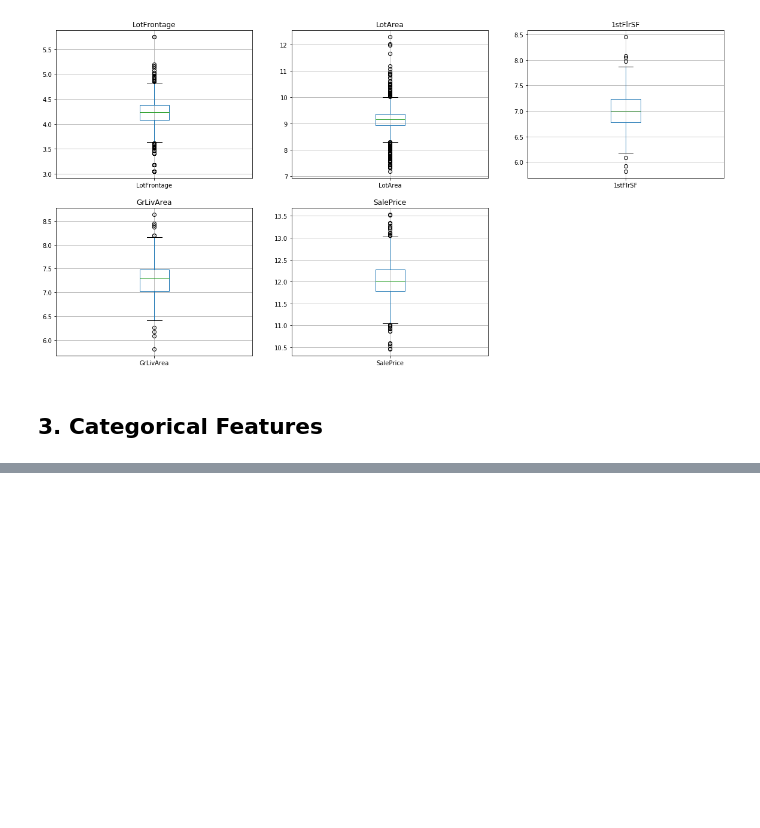
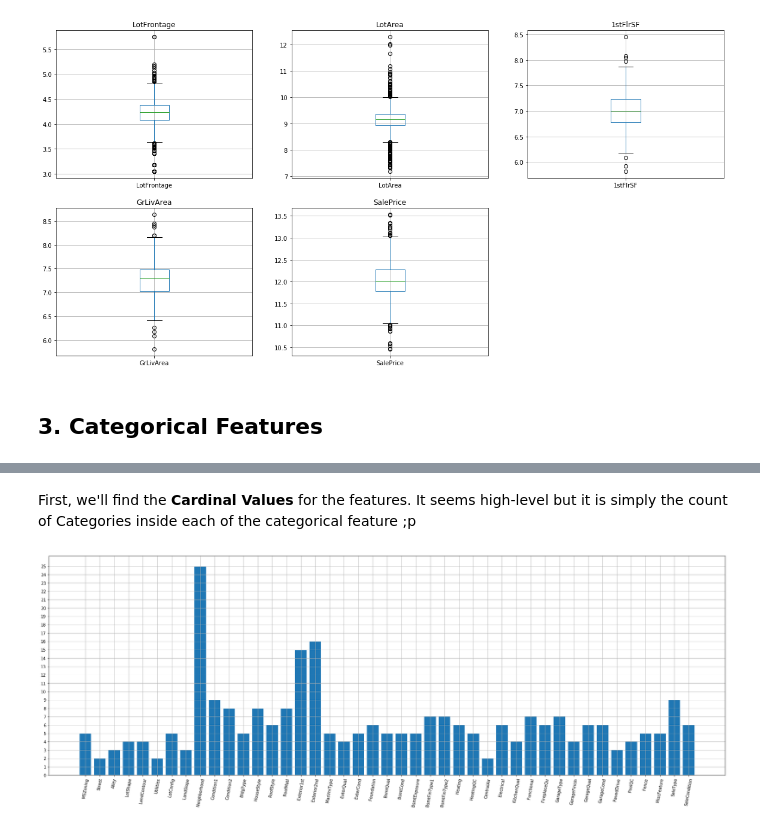
Before and after one commit to ParthikB/Data_Science, a Jupyter notebook: analysis.ipynb, the cells around one changed output, grey strips where cells are left out. Cells and saved outputs as stored; diff of their text form; code cells hidden in the pictures; blank space fills up the shorter version.

```diff
--- a/analysis.ipynb
+++ b/analysis.ipynb
@@ -294,3 +294,9 @@ for f in continuous_features:
 [figure]
 # %% [markdown]
 ## **3. Categorical Features**
+# %%
+categorical_features = [f for f in dataset.columns if dataset[f].dtypes == 'O']
+
+print('Total Number of Categorical Features :', len(categorical_features), '\n')
+
+data[categorical_features].head()
@@ -296,0 +311,16 @@ for f in continuous_features:
+# %% [markdown]
+First, we'll find the **Cardinal Values** for the features. It seems high-level but it is simply the count of Categories inside each of the categorical feature ;p
+# %%
+categories = []
+for f in categorical_features:
+#     print(f'{f} > {len(dataset[f].unique())}')
+    categories.append(len(dataset[f].unique()))
+
+plt.figure(figsize=(30, 10))
+plt.bar(categorical_features, categories)
+
+plt.yticks(range(0, 26, 1))
+plt.xticks(rotation=80)
+plt.grid(1)
+# %% [output]
+[figure, added]
```
Also changed, not shown: parts of 1 cell of this notebook.
